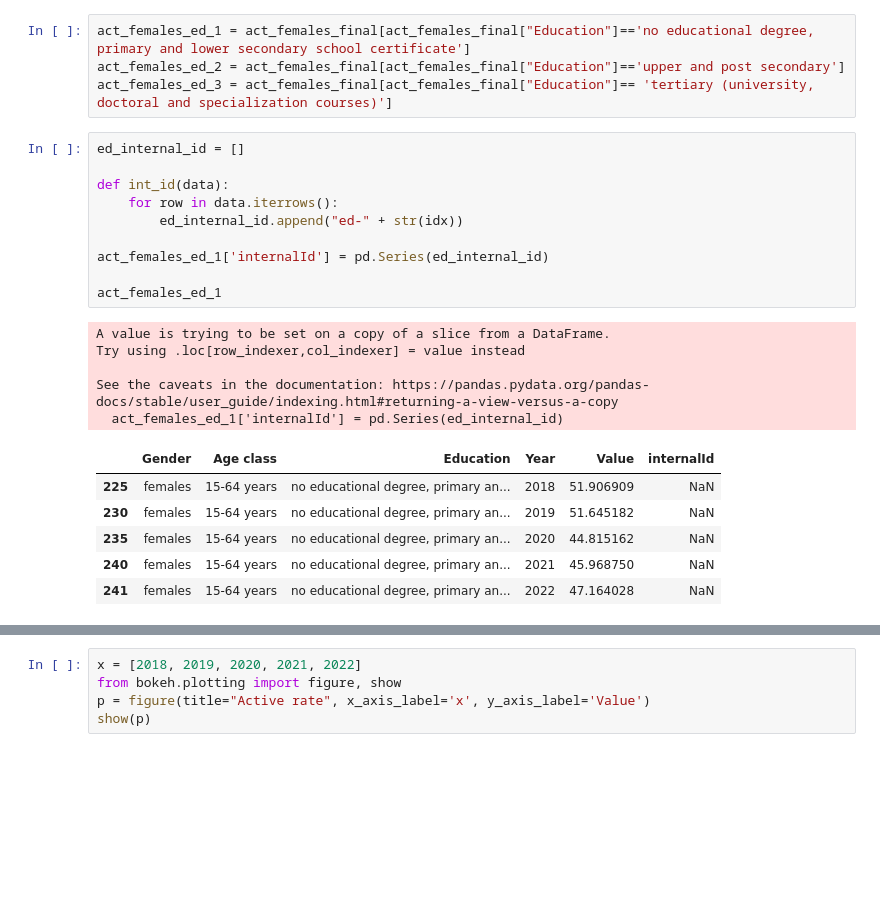
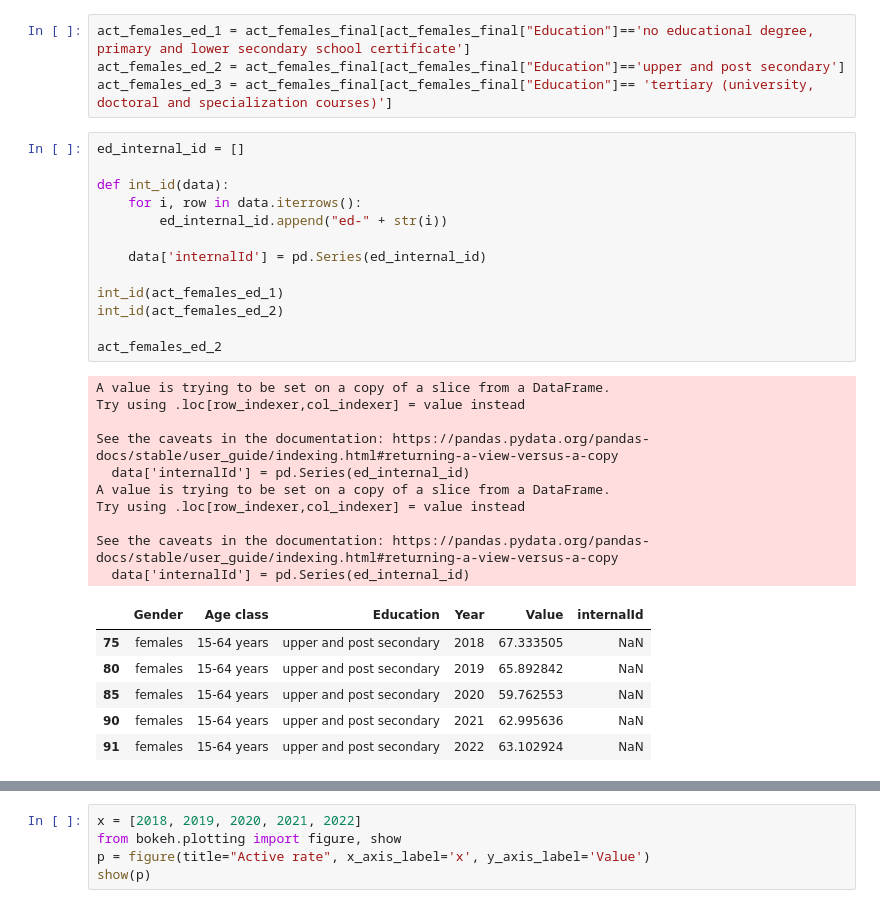
Before and after one commit to openaccesstoimmigrants/EmpowerItaly, a Jupyter notebook: Data_Management.ipynb, the cells around one changed output, grey strips where cells are left out. Cells and saved outputs as stored; diff of their text form; blank space fills up the shorter version.

```diff
--- a/Data_Management.ipynb
+++ b/Data_Management.ipynb
@@ -88,22 +88,30 @@ act_females_ed_3 = act_females_final[act_females_final["Education"]== 'tertiary
 # %%
 ed_internal_id = []
 
 def int_id(data):
-    for row in data.iterrows():
-        ed_internal_id.append("ed-" + str(idx))
+    for i, row in data.iterrows():
+        ed_internal_id.append("ed-" + str(i))
 
-act_females_ed_1['internalId'] = pd.Series(ed_internal_id)
+    data['internalId'] = pd.Series(ed_internal_id)
 
-act_females_ed_1
+int_id(act_females_ed_1)
+int_id(act_females_ed_2)
+
+act_females_ed_2
 # %% [output]
 A value is trying to be set on a copy of a slice from a DataFrame.
 Try using .loc[row_indexer,col_indexer] = value instead
 
 See the caveats in the documentation: https://pandas.pydata.org/pandas-docs/stable/user_guide/indexing.html#returning-a-view-versus-a-copy
-  act_females_ed_1['internalId'] = pd.Series(ed_internal_id)
+  data['internalId'] = pd.Series(ed_internal_id)
+A value is trying to be set on a copy of a slice from a DataFrame.
+Try using .loc[row_indexer,col_indexer] = value instead
+
+See the caveats in the documentation: https://pandas.pydata.org/pandas-docs/stable/user_guide/indexing.html#returning-a-view-versus-a-copy
+  data['internalId'] = pd.Series(ed_internal_id)
 |  | Gender | Age class | Education | Year | Value | internalId |
-| 225 | females | 15-64 years | no educational degree, primary an... | 2018 | 51.906909 | NaN |
-| 230 | females | 15-64 years | no educational degree, primary an... | 2019 | 51.645182 | NaN |
-| 235 | females | 15-64 years | no educational degree, primary an... | 2020 | 44.815162 | NaN |
-| 240 | females | 15-64 years | no educational degree, primary an... | 2021 | 45.968750 | NaN |
-| 241 | females | 15-64 years | no educational degree, primary an... | 2022 | 47.164028 | NaN |
+| 75 | females | 15-64 years | upper and post secondary | 2018 | 67.333505 | NaN |
+| 80 | females | 15-64 years | upper and post secondary | 2019 | 65.892842 | NaN |
+| 85 | females | 15-64 years | upper and post secondary | 2020 | 59.762553 | NaN |
+| 90 | females | 15-64 years | upper and post secondary | 2021 | 62.995636 | NaN |
+| 91 | females | 15-64 years | upper and post secondary | 2022 | 63.102924 | NaN |
```
Also changed, not shown: parts of 3 cells of this notebook.
